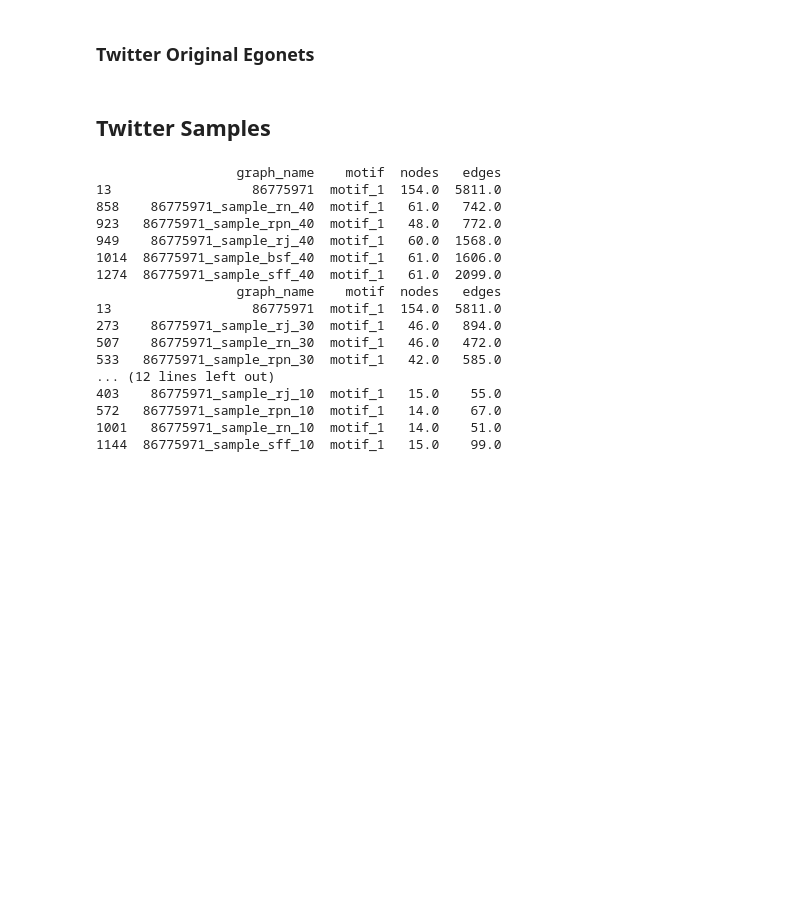
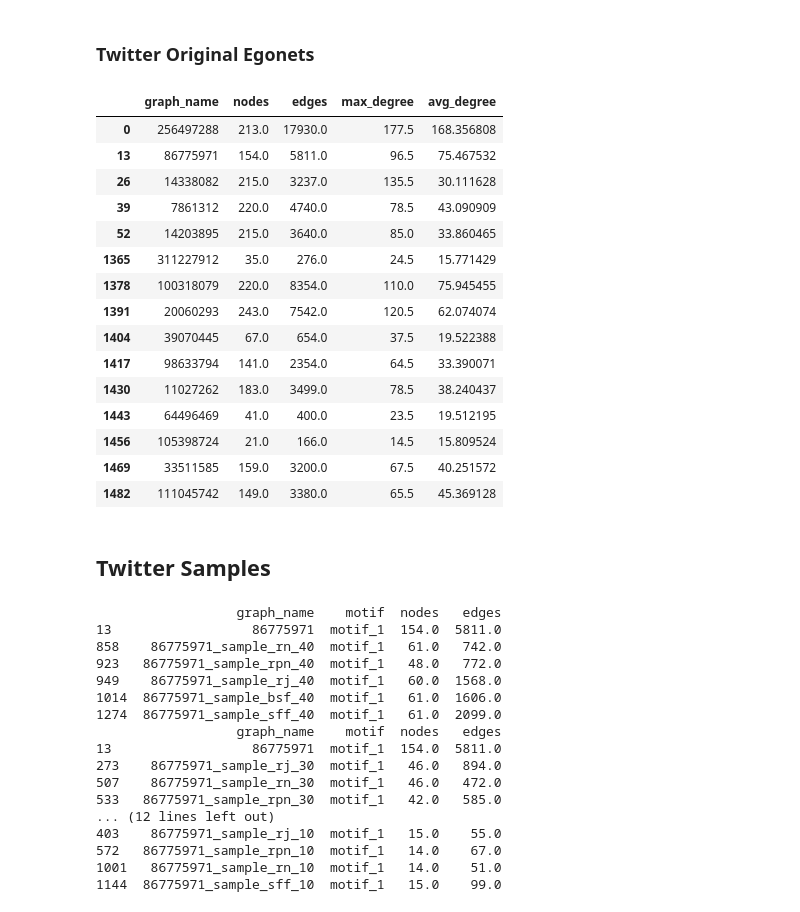
Before and after one commit to viniciusmioto/social_networks_analysis, a Jupyter notebook: src/results/twitter.ipynb, the cells around one changed output. Cells and saved outputs as stored; diff of their text form; code cells hidden in the pictures; blank space fills up the shorter version.

Commit message:
[add] new twitter samples

```diff
--- a/src/results/twitter.ipynb
+++ b/src/results/twitter.ipynb
@@ -75,6 +75,27 @@ plot_line_chart(
     "motif",
     "significance_profile",
 )
+# %%
+motif_twitter.query(
+        "graph_name.str.contains('sample') == False and motif == 'motif_1'"
+        )[['graph_name', 'nodes', 'edges', 'max_degree', 'avg_degree']]
+# %% [output]
+|  | graph_name | nodes | edges | max_degree | avg_degree |
+| 0 | 256497288 | 213.0 | 17930.0 | 177.5 | 168.356808 |
+| 13 | 86775971 | 154.0 | 5811.0 | 96.5 | 75.467532 |
+| 26 | 14338082 | 215.0 | 3237.0 | 135.5 | 30.111628 |
+| 39 | 7861312 | 220.0 | 4740.0 | 78.5 | 43.090909 |
+| 52 | 14203895 | 215.0 | 3640.0 | 85.0 | 33.860465 |
+| 1365 | 311227912 | 35.0 | 276.0 | 24.5 | 15.771429 |
+| 1378 | 100318079 | 220.0 | 8354.0 | 110.0 | 75.945455 |
+| 1391 | 20060293 | 243.0 | 7542.0 | 120.5 | 62.074074 |
+| 1404 | 39070445 | 67.0 | 654.0 | 37.5 | 19.522388 |
+| 1417 | 98633794 | 141.0 | 2354.0 | 64.5 | 33.390071 |
+| 1430 | 11027262 | 183.0 | 3499.0 | 78.5 | 38.240437 |
+| 1443 | 64496469 | 41.0 | 400.0 | 23.5 | 19.512195 |
+| 1456 | 105398724 | 21.0 | 166.0 | 14.5 | 15.809524 |
+| 1469 | 33511585 | 159.0 | 3200.0 | 67.5 | 40.251572 |
+| 1482 | 111045742 | 149.0 | 3380.0 | 65.5 | 45.369128 |
 # %% [markdown]
 ## Twitter Samples
 # %%
```
Also changed, not shown: parts of 1 cell of this notebook, 14 other files.
